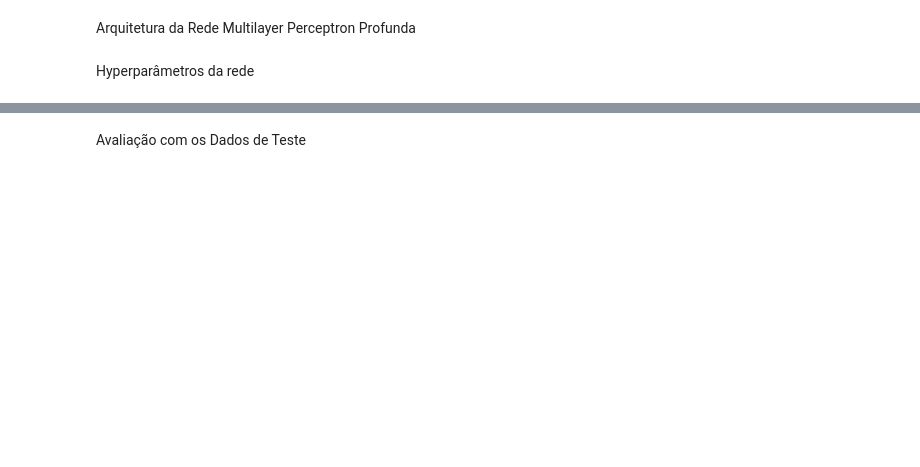
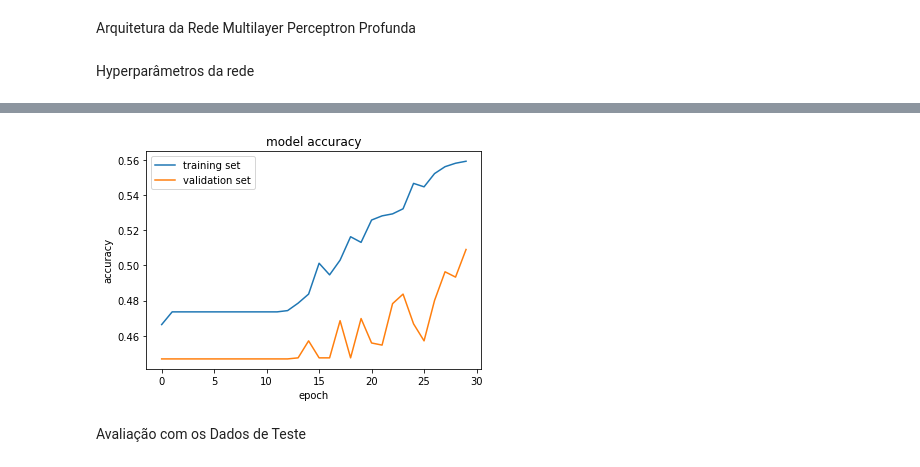
Before and after one commit to viniciusrpb/cic0269_natural_language_processing, a Jupyter notebook: lectures/cap11_4_cnn_text.ipynb, the cells around one changed output, grey strips where cells are left out. Cells and saved outputs as stored; diff of their text form; code cells hidden in the pictures; blank space fills up the shorter version.

```diff
--- a/lectures/cap11_4_cnn_text.ipynb
+++ b/lectures/cap11_4_cnn_text.ipynb
@@ -119,4 +134,0 @@ X_test = tfidf_test
-# %%
-N = tfidf_train.shape[0]
-vocab_size = tfidf_train.shape[1]
-print(f'Quantidade de instancias de treinamento {N} e tamanho do vocabulario {vocab_size}')
@@ -125,3 +135,9 @@ Quantidade de instancias de treinamento 9684 e tamanho do vocabulario 7654
+# %%
+valid_sequences = tokenizer.texts_to_sequences(df_valid['text'])
+test_sequences = tokenizer.texts_to_sequences(df_test['text'])
+
+valid_padded = pad_sequences(valid_sequences, maxlen=max_length, padding=padding_type, truncating=trunc_type)
+test_padded = pad_sequences(test_sequences, maxlen=max_length, padding=padding_type, truncating=trunc_type)
 # %% [markdown]
 Arquitetura da Rede Multilayer Perceptron Profunda
 # %% [markdown]
@@ -137,0 +145,13 @@ model.summary()
+# %%
+embedding_dim = 100
+
+model = Sequential()
+model.add(Embedding(vocab_size, embedding_dim, input_length=max_length))
+model.add(Conv1D(128, 7, activation='relu'))
+#model.add(GlobalMaxPooling1D())
+model.add(Conv1D(128, 5, activation='relu'))
+model.add(GlobalMaxPooling1D())
+model.add(Dense(256, activation='relu'))
+model.add(Dense(128, activation='relu'))
+model.add(Dense(3, activation='softmax'))
+model.summary()
@@ -138,4 +176,4 @@ model.summary()
 # %%
-sgd = SGD(learning_rate=0.001)
+sgd = SGD(learning_rate=0.01)
 model.compile(loss="categorical_crossentropy",optimizer=sgd,metrics=['accuracy'])
-history_fine = model.fit(X_train,y_train_enc,validation_data=(X_valid,y_valid_enc),epochs=30)
+history_fine = model.fit(train_padded,y_train,validation_data=(valid_padded,y_valid),epochs=30)
@@ -152,11 +208,13 @@ plt.show()
 # %%
-plt.plot(history_fine.history['loss'])
-plt.plot(history_fine.history['val_loss'])
-plt.title('model loss')
-plt.ylabel('loss')
+plt.plot(history_fine.history['accuracy'])
+plt.plot(history_fine.history['val_accuracy'])
+plt.title('model accuracy')
+plt.ylabel('accuracy')
 plt.xlabel('epoch')
 plt.legend(['training set','validation set'], loc='upper left')
 plt.show()
+# %% [output]
+[figure, added]
 # %% [markdown]
 Avaliação com os Dados de Teste
 # %%
```
Also changed, not shown: parts of 18 cells of this notebook.
